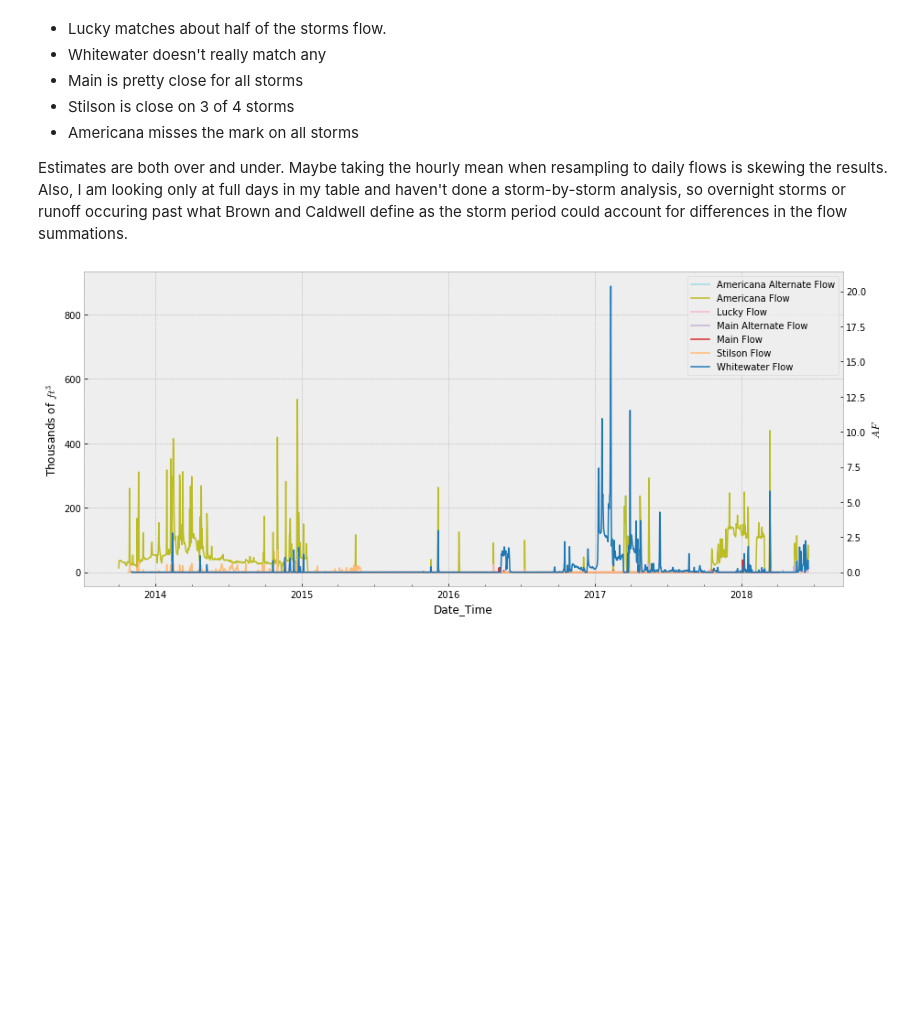
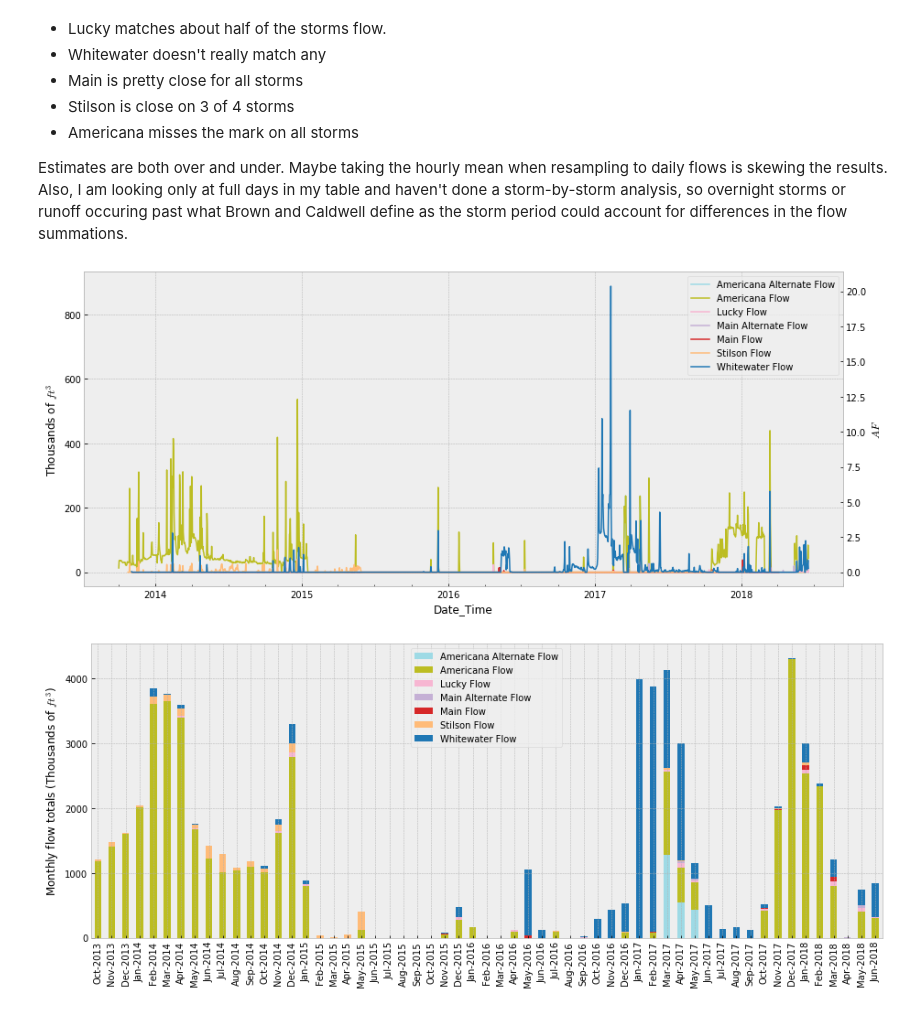
Before and after one commit to acmoody/TreasureValley, a Jupyter notebook: waterbudget/analyze_effluent.ipynb, the cells around one changed output. Saved outputs shown, nothing was run; the diff lists cells and outputs as text; code cells hidden in the pictures; blank space fills up the shorter version.

```diff
--- a/waterbudget/analyze_effluent.ipynb
+++ b/waterbudget/analyze_effluent.ipynb
@@ -503,13 +508,21 @@ Estimates are both over and under. Maybe taking the hourly mean when resampling
 # %%
 # PLOT IT
 fig7,ax7 = plt.subplots(1,1,figsize=(13,5.5))
 dfAF2['2013-10-1':].div(1000).plot(ax=ax7,cmap='tab20_r',linewidth=1.5)
 # Add second y scale for acre-ft
 ax7t = ax7.twinx()
 dfAF2['2013-10-1':].div(43560).plot(alpha=0,ax=ax7t,legend=False)
 ax7t.grid()
 ax7t.set_ylabel(r'$AF$')
 ax7.set_ylabel(r'Thousands of $ft^3$')
 fig7.tight_layout()
+
+fig8, ax8 = plt.subplots(1,1,figsize=(13,5.5))
+dfAF2.resample('M').sum().div(1000).plot(kind='bar',ax=ax8,stacked=True,sort_columns=True,cmap='tab20_r')
+ax8.set_xticklabels(dfAF2.resample('M').sum().index.strftime('%b-%Y'))
+ax8.set_xlabel('')
+ax8.set_ylabel('Monthly flow totals (Thousands of $ft^3$)')
+fig8.tight_layout()
 # %% [output]
 [figure]
+[figure, added]
```
Also changed, not shown: parts of 5 cells of this notebook.
